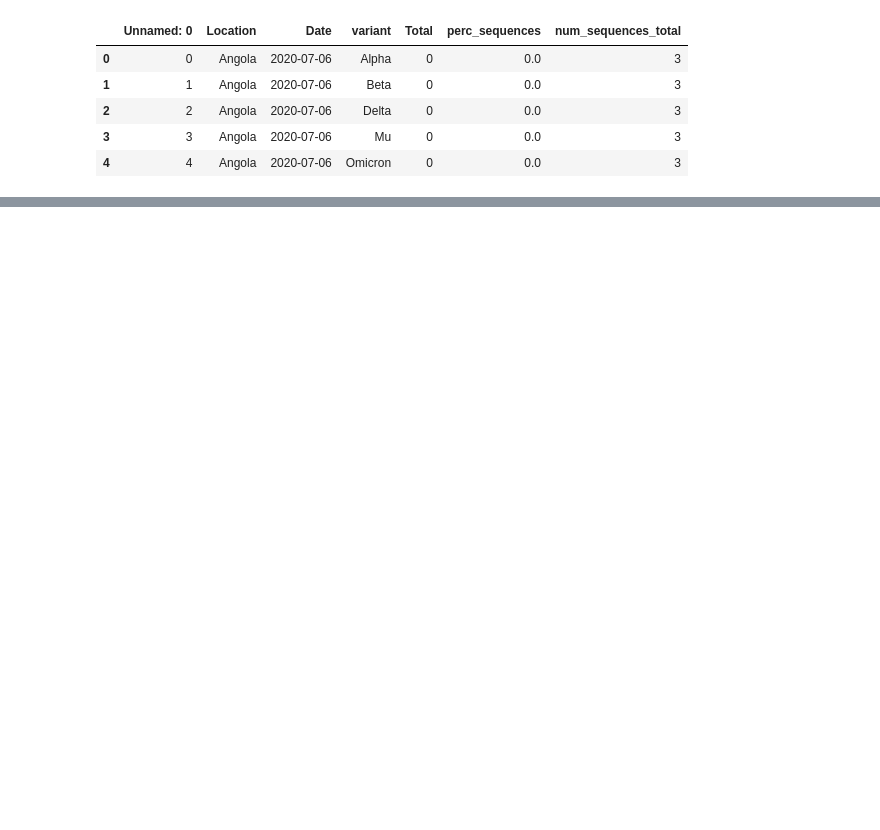
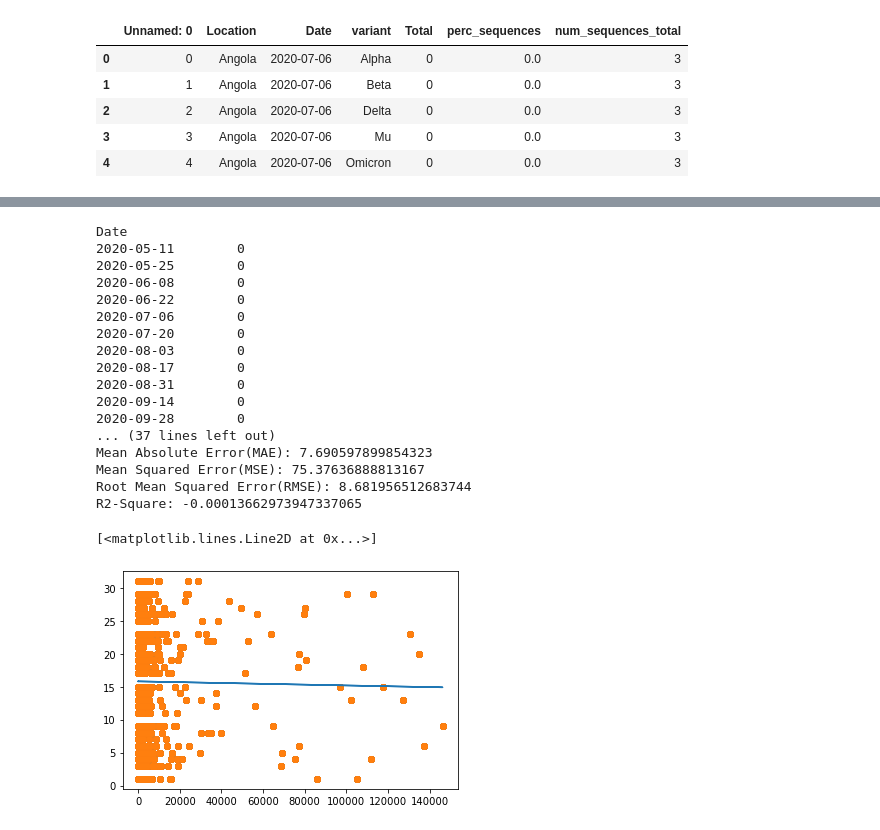
Before and after one commit to ijaz-hussain/ACIT-4855-Project-1, a Jupyter notebook: data_visual.ipynb, the cells around one changed output, grey strips where cells are left out. Cells and saved outputs as stored; diff of their text form; code cells hidden in the pictures; blank space fills up the shorter version.

```diff
--- a/data_visual.ipynb
+++ b/data_visual.ipynb
@@ -184,0 +135,72 @@ ValueError: could not convert string to float: 'United Kingdom'
+# %%
+# Import train_test_split function from
+from sklearn.model_selection import train_test_split
+from sklearn.metrics import mean_absolute_error
+from sklearn.metrics import mean_squared_error
+from sklearn.metrics import r2_score
+# Import linear regression model
+from sklearn.linear_model import LinearRegression
+df['day_of_date'] = pd.to_datetime(df['Date'])
+df['new_day_of_date'] = df['day_of_date'].dt.day
+
+# Independent variables or Features
+X = df[['num_sequences_total']]
+df_omicron_total = df[(df['variant'] == 'Omicron') & (df['Location'] == 'United States')].groupby('Date')['Total'].sum()
+print(df_omicron_total)
+
+# Dependent or Target variable
+y = df.new_day_of_date
+# Split X and y into training and testing sets
+X_train, X_test, y_train, y_test = train_test_split(X,y,test_size=0.25,random_state=0)
+
+# Create linear regression model
+lin_reg = LinearRegression()
+
+# Fit the linear regression model
+lin_reg.fit(X_train, y_train)
+
+# Predict the values given test set
+predictions = lin_reg.predict(X_test)
+
+# Print the intercept and coefficients
+print(lin_reg.intercept_)
+print(lin_reg.coef_)
+
+# Evaluate mean absolute error
+print('Mean Absolute Error(MAE):', mean_absolute_error(y_test,predictions))
+
+# Evaluate mean squared error
+print("Mean Squared Error(MSE):", mean_squared_error(y_test, predictions))
+
+# Evaluate root mean squared error
+print("Root Mean Squared Error(RMSE):", np.sqrt(mean_squared_error(y_test, predictions)))
+
+# Evaluate R2-square
+print("R2-Square:",r2_score(y_test, predictions))
+
+plt.scatter(X,y)
+
+co = lin_reg.coef_
+inter = lin_reg.intercept_
+plt.scatter(X,y)
+plt.plot(X, co*X+inter)
+# %% [output]
+Date
+2020-05-11        0
+2020-05-25        0
+2020-06-08        0
+2020-06-22        0
+2020-07-06        0
+2020-07-20        0
+2020-08-03        0
+2020-08-17        0
+2020-08-31        0
+2020-09-14        0
+2020-09-28        0
+... (37 lines left out)
+Mean Absolute Error(MAE): 7.690597899854323
+Mean Squared Error(MSE): 75.37636888813167
+Root Mean Squared Error(RMSE): 8.681956512683744
+R2-Square: -0.00013662973947337065
+[<matplotlib.lines.Line2D at 0x...>]
+[figure, added]
```
Also changed, not shown: parts of 4 cells of this notebook.
